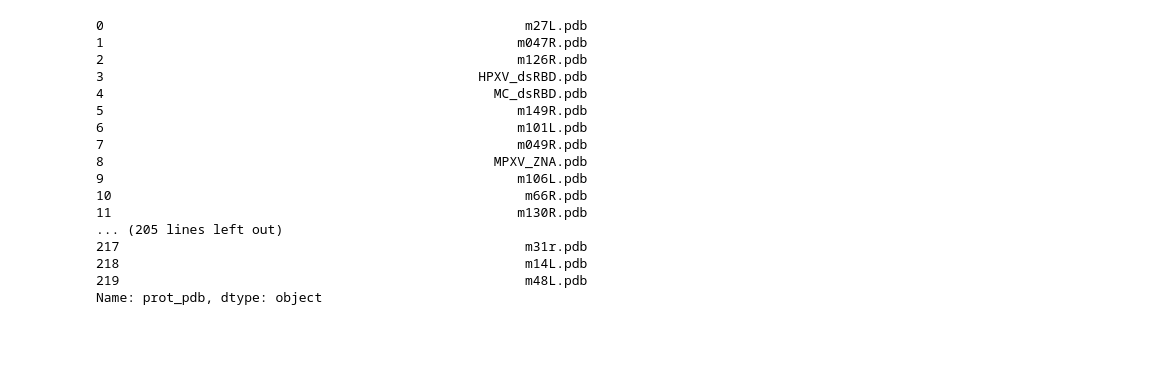
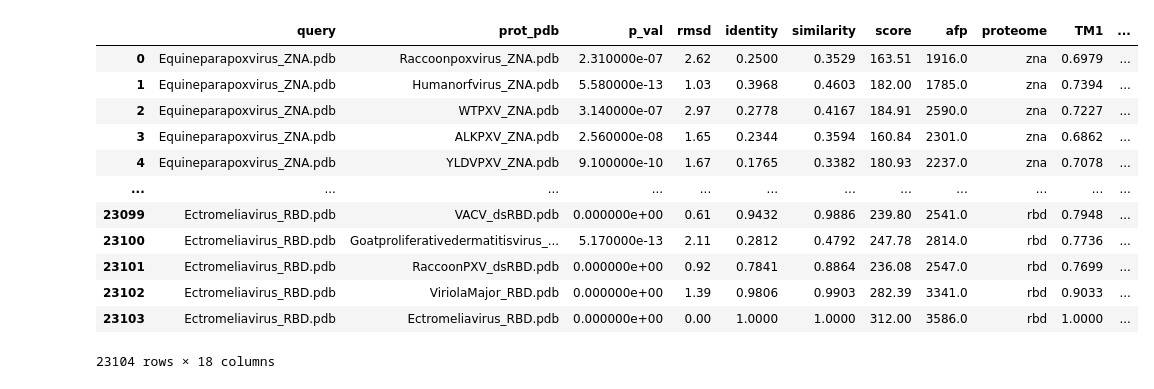
Before and after one commit to mlsample/distributed_alphafold2, a Jupyter notebook: distributed_alphafold2/analyze_fatcat_tm_align.ipynb, the cells around one changed output. Drawn from its saved outputs; the diff is of its cells as text; code cells hidden in the pictures; blank space fills up the shorter version.

```diff
--- a/distributed_alphafold2/analyze_fatcat_tm_align.ipynb
+++ b/distributed_alphafold2/analyze_fatcat_tm_align.ipynb
@@ -6,23 +8,19 @@ import numpy as np
 # %%
-csv_dir = Path('../junior_request/myxoma_search/myxoma_z_binding_homolgy_search.csv').resolve()
+csv_dir = Path('/scratch/mlsample/research/project_files/alphafold2/distributed_alphafold2/distributed_alphafold2/zna_rbd_results.csv').resolve()
 df = pd.read_csv(csv_dir)
-# %%
-query_dfs['vacv_zna.pdb']['prot_pdb']
-# %% [output]
-0                                                      m27L.pdb
-1                                                     m047R.pdb
-2                                                     m126R.pdb
-3                                                HPXV_dsRBD.pdb
-4                                                  MC_dsRBD.pdb
-5                                                     m149R.pdb
-6                                                     m101L.pdb
-7                                                     m049R.pdb
-8                                                  MPXV_ZNA.pdb
-9                                                     m106L.pdb
-10                                                     m66R.pdb
-11                                                    m130R.pdb
-... (205 lines left out)
-217                                                    m31r.pdb
-218                                                    m14L.pdb
-219                                                    m48L.pdb
-Name: prot_pdb, dtype: object
+# %%
+df
+# %% [output]
+|  | query | prot_pdb | p_val | rmsd | identity | similarity | score | afp | proteome | TM1 | ... |
+| 0 | Equineparapoxvirus_ZNA.pdb | Raccoonpoxvirus_ZNA.pdb | 2.310000e-07 | 2.62 | 0.2500 | 0.3529 | 163.51 | 1916.0 | zna | 0.6979 | ... |
+| 1 | Equineparapoxvirus_ZNA.pdb | Humanorfvirus_ZNA.pdb | 5.580000e-13 | 1.03 | 0.3968 | 0.4603 | 182.00 | 1785.0 | zna | 0.7394 | ... |
+| 2 | Equineparapoxvirus_ZNA.pdb | WTPXV_ZNA.pdb | 3.140000e-07 | 2.97 | 0.2778 | 0.4167 | 184.91 | 2590.0 | zna | 0.7227 | ... |
+| 3 | Equineparapoxvirus_ZNA.pdb | ALKPXV_ZNA.pdb | 2.560000e-08 | 1.65 | 0.2344 | 0.3594 | 160.84 | 2301.0 | zna | 0.6862 | ... |
+| 4 | Equineparapoxvirus_ZNA.pdb | YLDVPXV_ZNA.pdb | 9.100000e-10 | 1.67 | 0.1765 | 0.3382 | 180.93 | 2237.0 | zna | 0.7078 | ... |
+| ... | ... | ... | ... | ... | ... | ... | ... | ... | ... | ... | ... |
+| 23099 | Ectromeliavirus_RBD.pdb | VACV_dsRBD.pdb | 0.000000e+00 | 0.61 | 0.9432 | 0.9886 | 239.80 | 2541.0 | rbd | 0.7948 | ... |
+| 23100 | Ectromeliavirus_RBD.pdb | Goatproliferativedermatitisvirus_... | 5.170000e-13 | 2.11 | 0.2812 | 0.4792 | 247.78 | 2814.0 | rbd | 0.7736 | ... |
+| 23101 | Ectromeliavirus_RBD.pdb | RaccoonPXV_dsRBD.pdb | 0.000000e+00 | 0.92 | 0.7841 | 0.8864 | 236.08 | 2547.0 | rbd | 0.7699 | ... |
+| 23102 | Ectromeliavirus_RBD.pdb | ViriolaMajor_RBD.pdb | 0.000000e+00 | 1.39 | 0.9806 | 0.9903 | 282.39 | 3341.0 | rbd | 0.9033 | ... |
+| 23103 | Ectromeliavirus_RBD.pdb | Ectromeliavirus_RBD.pdb | 0.000000e+00 | 0.00 | 1.0000 | 1.0000 | 312.00 | 3586.0 | rbd | 1.0000 | ... |
+23104 rows × 18 columns
```
Also changed, not shown: parts of 16 cells of this notebook, 4 other files.
